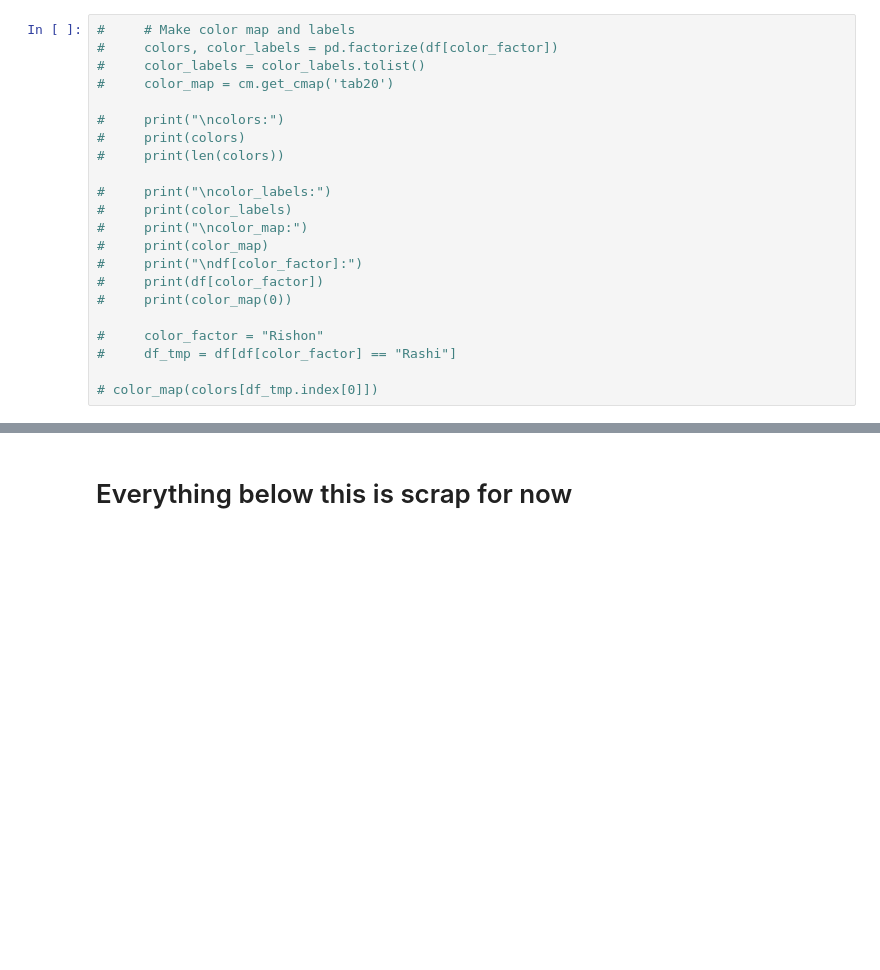
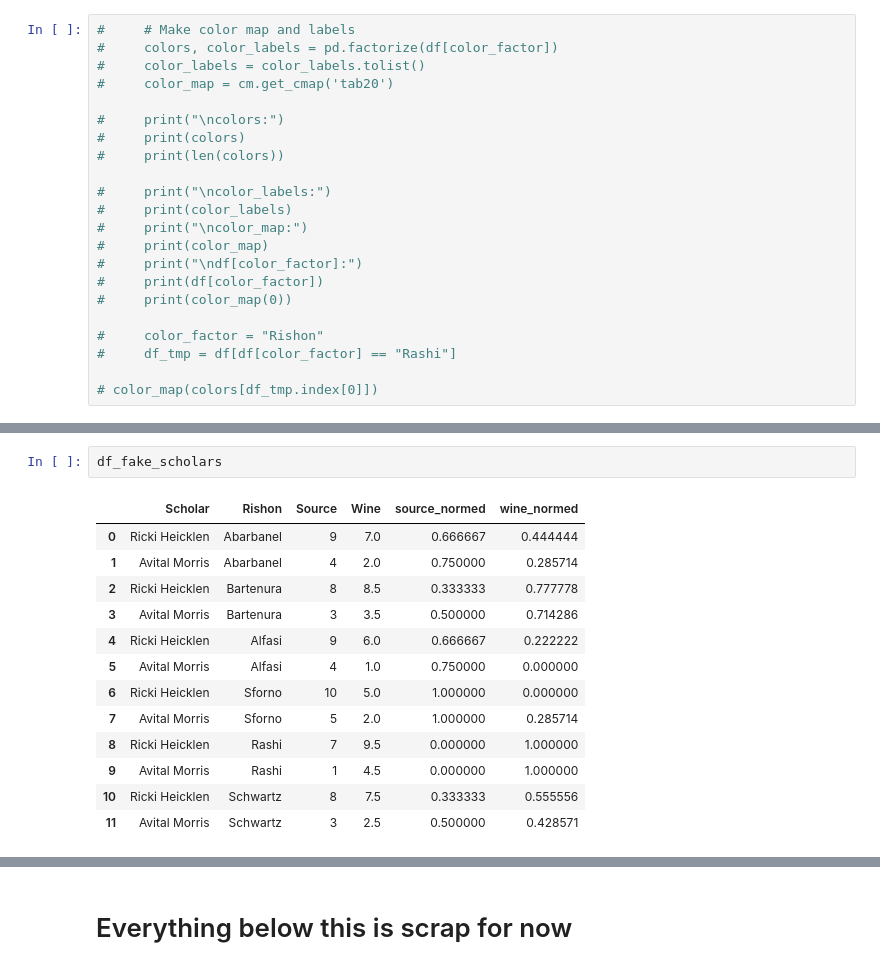
Before and after one commit to RickiHeicklen/scholars-and-sommeliers, a Jupyter notebook: rishon-analysis.ipynb, the cells around one changed output, grey strips where cells are left out. Saved outputs shown, nothing was run; the diff lists cells and outputs as text; blank space fills up the shorter version.

```diff
--- a/rishon-analysis.ipynb
+++ b/rishon-analysis.ipynb
@@ -413,3 +265,19 @@ make_plot(df_fake_scholars, normed = False, color_factor = color_factor, norm_fa
+# %%
+df_fake_scholars
+# %% [output]
+|  | Scholar | Rishon | Source | Wine | source_normed | wine_normed |
+| 0 | Ricki Heicklen | Abarbanel | 9 | 7.0 | 0.666667 | 0.444444 |
+| 1 | Avital Morris | Abarbanel | 4 | 2.0 | 0.750000 | 0.285714 |
+| 2 | Ricki Heicklen | Bartenura | 8 | 8.5 | 0.333333 | 0.777778 |
+| 3 | Avital Morris | Bartenura | 3 | 3.5 | 0.500000 | 0.714286 |
+| 4 | Ricki Heicklen | Alfasi | 9 | 6.0 | 0.666667 | 0.222222 |
+| 5 | Avital Morris | Alfasi | 4 | 1.0 | 0.750000 | 0.000000 |
+| 6 | Ricki Heicklen | Sforno | 10 | 5.0 | 1.000000 | 0.000000 |
+| 7 | Avital Morris | Sforno | 5 | 2.0 | 1.000000 | 0.285714 |
+| 8 | Ricki Heicklen | Rashi | 7 | 9.5 | 0.000000 | 1.000000 |
+| 9 | Avital Morris | Rashi | 1 | 4.5 | 0.000000 | 1.000000 |
+| 10 | Ricki Heicklen | Schwartz | 8 | 7.5 | 0.333333 | 0.555556 |
+| 11 | Avital Morris | Schwartz | 3 | 2.5 | 0.500000 | 0.428571 |
 # %%
 color_factor = "Rishon"
 norm_factor = "Rishon"
```
Also changed, not shown: parts of 12 cells of this notebook.
